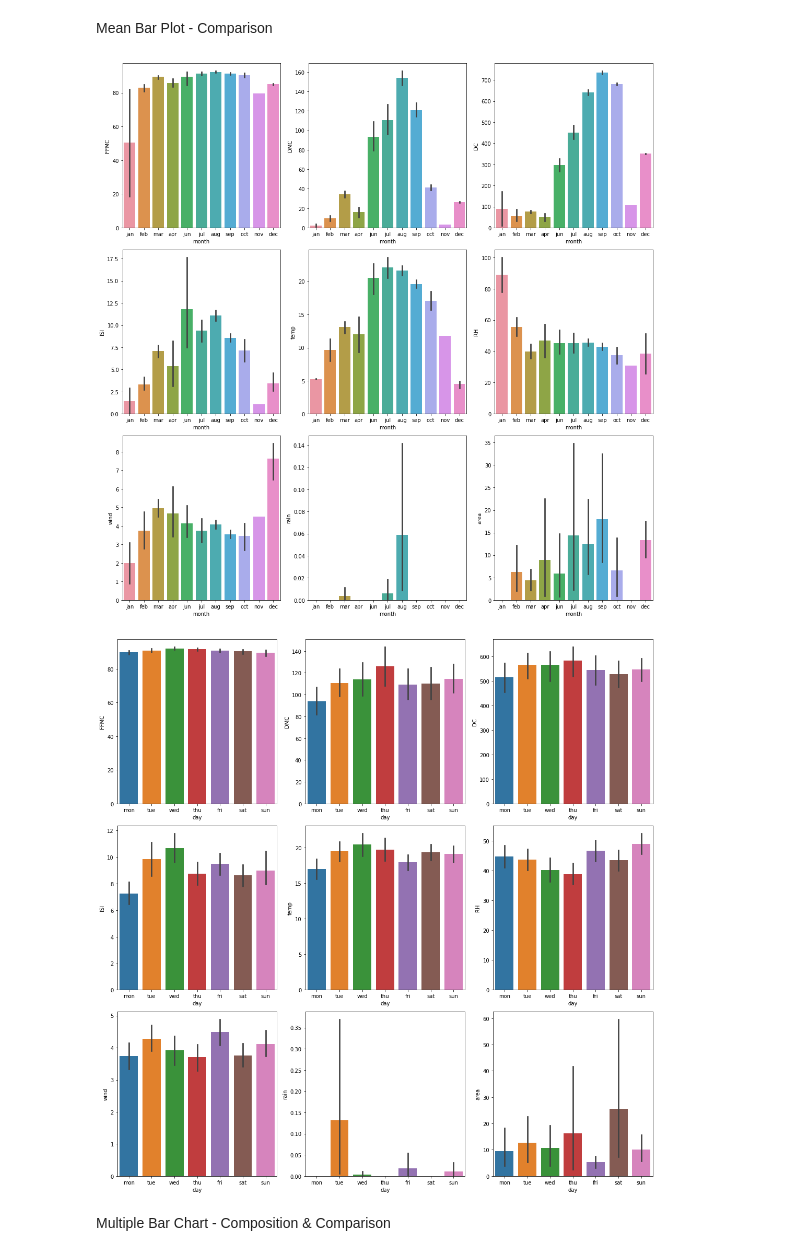
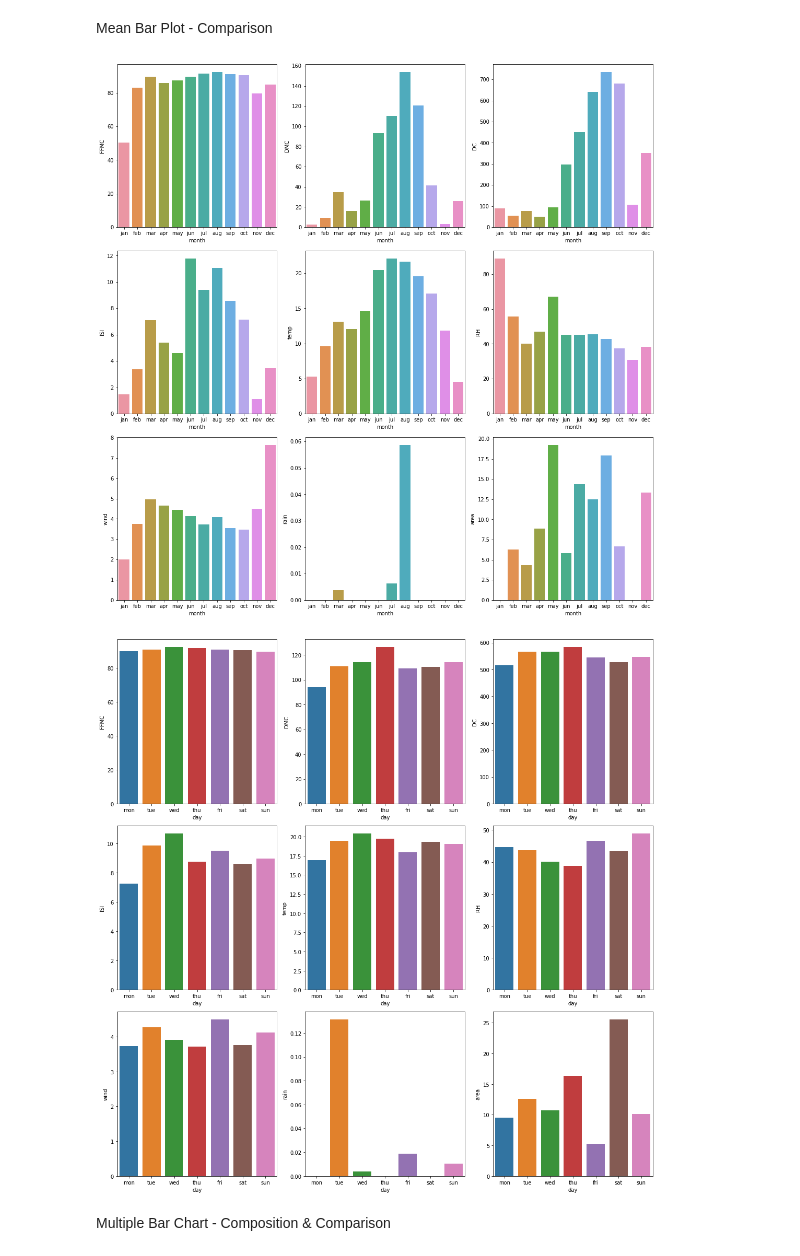
Before and after one commit to MaxZx3000/Forest-Fire, a Jupyter notebook: Final_Project_Forest_Fire_Classifier_(Anthony_Kevin_Oktavius).ipynb, the cells around one changed output. Drawn from its saved outputs; the diff is of its cells as text; code cells hidden in the pictures.

```diff
--- a/Final_Project_Forest_Fire_Classifier_(Anthony_Kevin_Oktavius).ipynb
+++ b/Final_Project_Forest_Fire_Classifier_(Anthony_Kevin_Oktavius).ipynb
@@ -181,20 +196,21 @@ Mean Bar Plot - Comparison
 # %%
 figure, axes = plt.subplots(nrows = 3, ncols = 3, figsize = (15, 15))
 axes = axes.flatten()
 
 mean_bar_plot_fields = numerical_variables.copy()
 
 for index, field in enumerate(mean_bar_plot_fields):
   sns.barplot(data = forest_fire_df,
               x = month_field,
               y = field,
               ax = axes[index],
-              order = ["jan", "feb", "mar", "apr", "jun", "jul", "aug", "sep",
+              ci = None,
+              order = ["jan", "feb", "mar", "apr", "may", "jun", "jul", "aug", "sep",
                       "oct", "nov", "dec"])
 
 plt.tight_layout()
 # %% [output]
-[figure, old version]
+[figure, new version]
 # %%
 figure, axes = plt.subplots(nrows = 3, ncols = 3, figsize = (15, 15))
 axes = axes.flatten()
@@ -206,11 +222,12 @@ for index, field in enumerate(mean_bar_plot_fields):
               x = day_field,
               y = field,
               ax = axes[index],
+              ci = None,
               order = ["mon", "tue", "wed", "thu", "fri", "sat", "sun"])
 
 plt.tight_layout()
 # %% [output]
-[figure, old version]
+[figure, new version]
 # %% [markdown]
 Multiple Bar Chart - Composition & Comparison
 # %%
```
Also changed, not shown: parts of 37 cells of this notebook.
